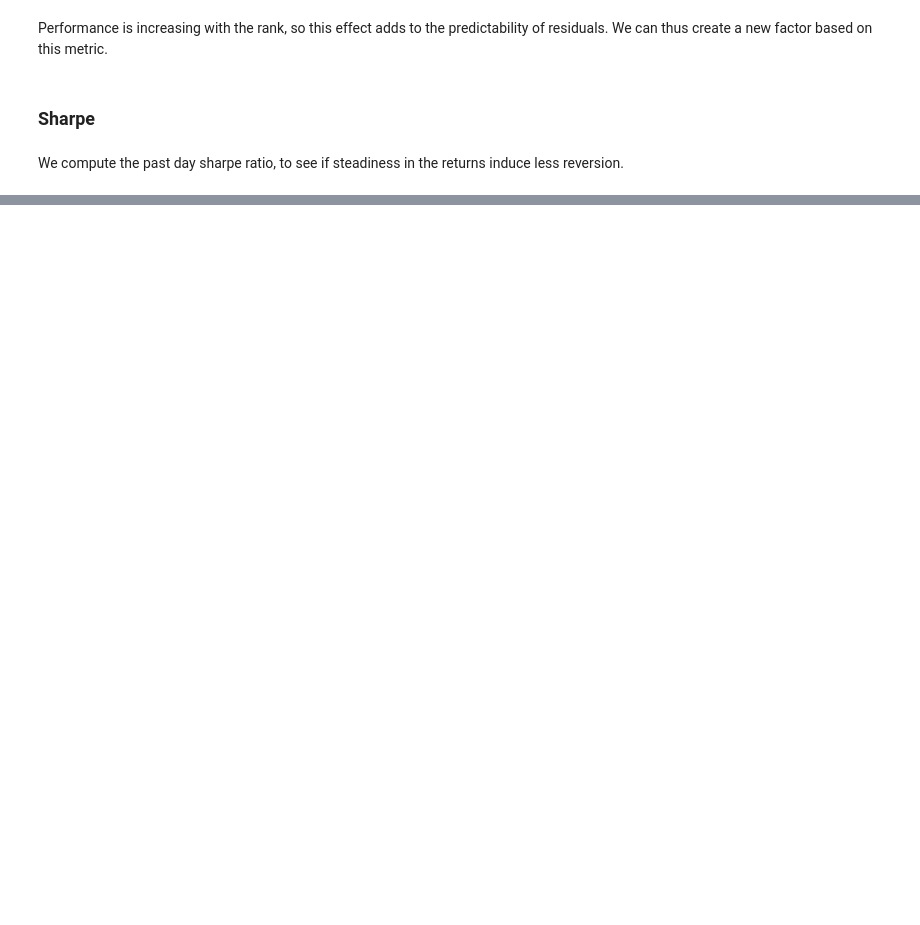
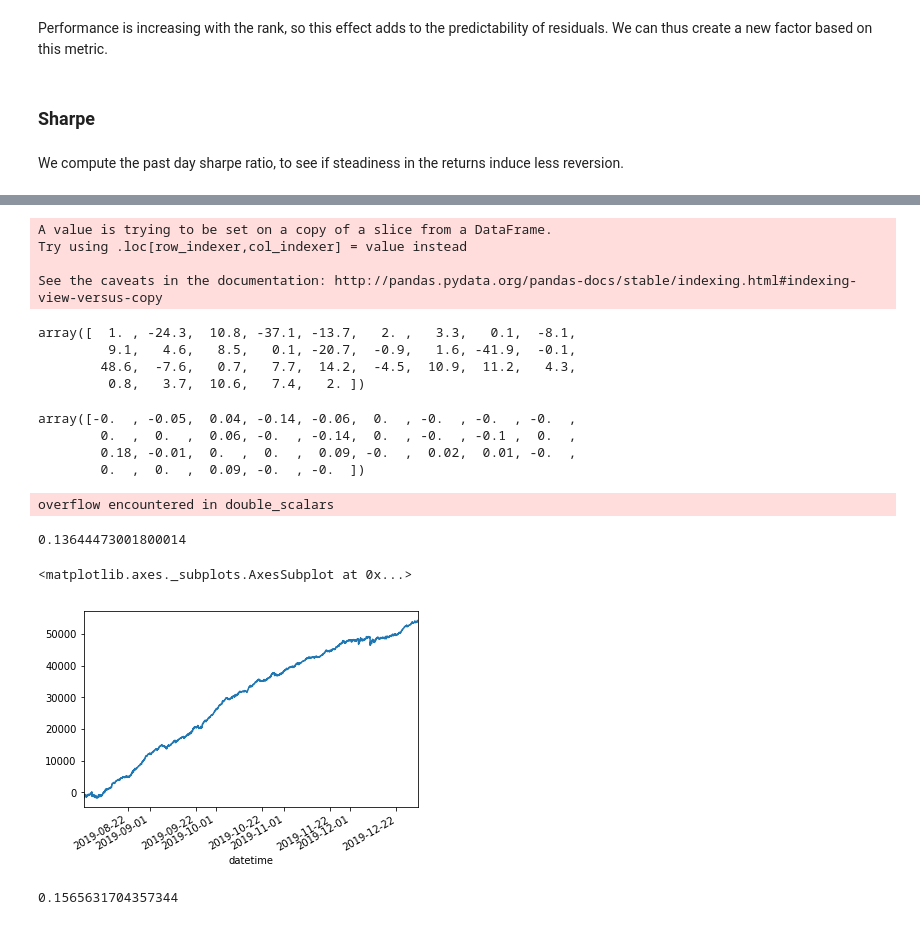
Before and after one commit to chsd001/CME291, a Jupyter notebook: research.ipynb, the cells around one changed output, grey strips where cells are left out. Cells and saved outputs as stored; diff of their text form; code cells hidden in the pictures; blank space fills up the shorter version.

```diff
--- a/research.ipynb
+++ b/research.ipynb
@@ -520,0 +800,2 @@ plt.plot_df(
+# %%
+datan = datan["2019-07-03":]
@@ -520,0 +804,9 @@ plt.plot_df(
+# %%
+datan['expret'] = datan.eval('mfres60 - predres')
+# %% [output]
+A value is trying to be set on a copy of a slice from a DataFrame.
+Try using .loc[row_indexer,col_indexer] = value instead
+
+See the caveats in the documentation: http://pandas.pydata.org/pandas-docs/stable/indexing.html#indexing-view-versus-copy
+# %%
+datan = datan.loc["2019-08-02":]
@@ -520,0 +815,27 @@ plt.plot_df(
+# %%
+t['expret'].values.round(1)
+# %% [output]
+array([  1. , -24.3,  10.8, -37.1, -13.7,   2. ,   3.3,   0.1,  -8.1,
+         9.1,   4.6,   8.5,   0.1, -20.7,  -0.9,   1.6, -41.9,  -0.1,
+        48.6,  -7.6,   0.7,   7.7,  14.2,  -4.5,  10.9,  11.2,   4.3,
+         0.8,   3.7,  10.6,   7.4,   2. ])
+# %%
+st.targetPos(np.zeros(32), t['expret'].values, 0,  0.01, sigma[0]).round(2)
+# %% [output]
+array([-0.  , -0.05,  0.04, -0.14, -0.06,  0.  , -0.  , -0.  , -0.  ,
+        0.  ,  0.  ,  0.06, -0.  , -0.14,  0.  , -0.  , -0.1 ,  0.  ,
+        0.18, -0.01,  0.  ,  0.  ,  0.09, -0.  ,  0.02,  0.01, -0.  ,
+        0.  ,  0.  ,  0.09, -0.  , -0.  ])
+# %%
+res = st.markowitz(datan, 'mres60', 'expret', sigma, 0,  0)
+# %% [output]
+overflow encountered in double_scalars
+# %%
+res['return'].mean()/res['return'].std()
+# %% [output]
+0.13644473001800014
+# %%
+res['return'].cumsum().plot()
+# %% [output]
+<matplotlib.axes._subplots.AxesSubplot at 0x...>
+[figure, added]
@@ -520,0 +844,4 @@ plt.plot_df(
+# %%
+res2['return'].mean()/res2['return'].std()
+# %% [output]
+0.1565631704357344
```
Also changed, not shown: parts of 93 cells of this notebook, 1 other file.
